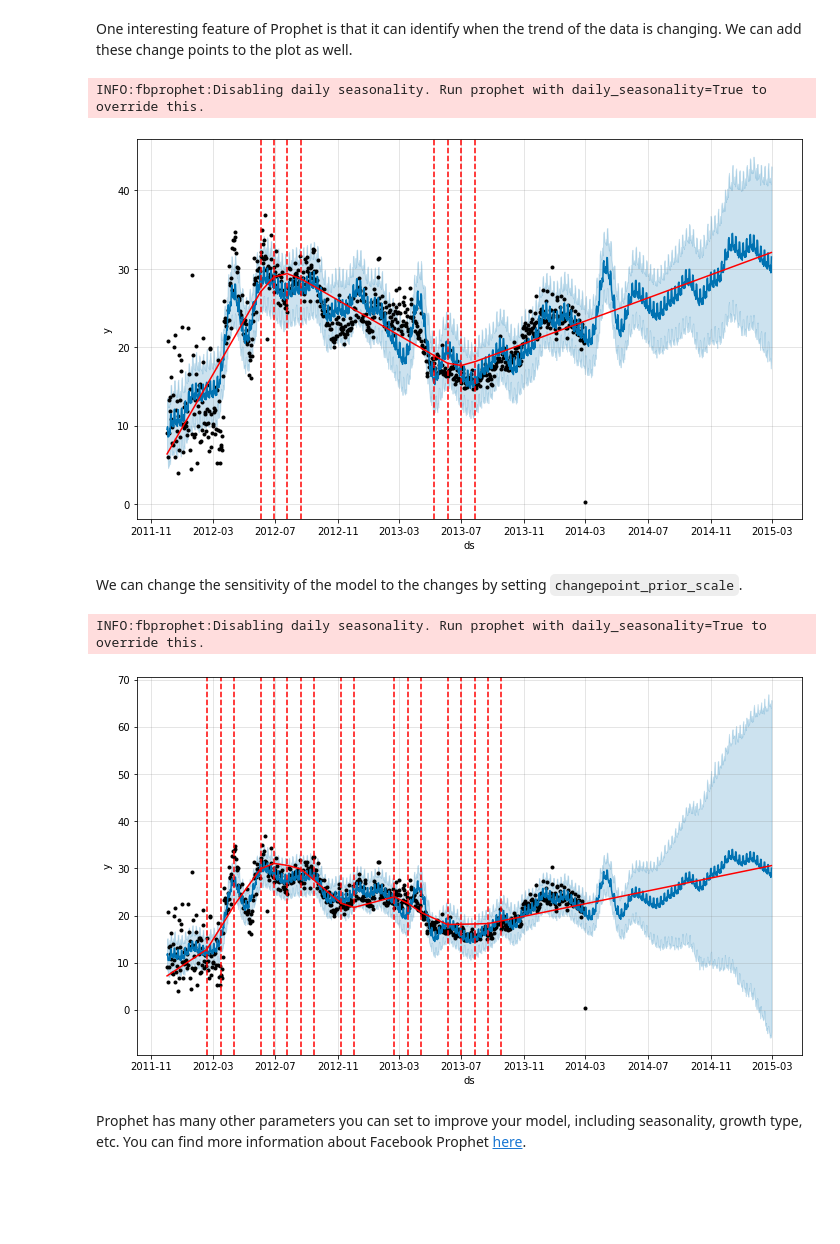
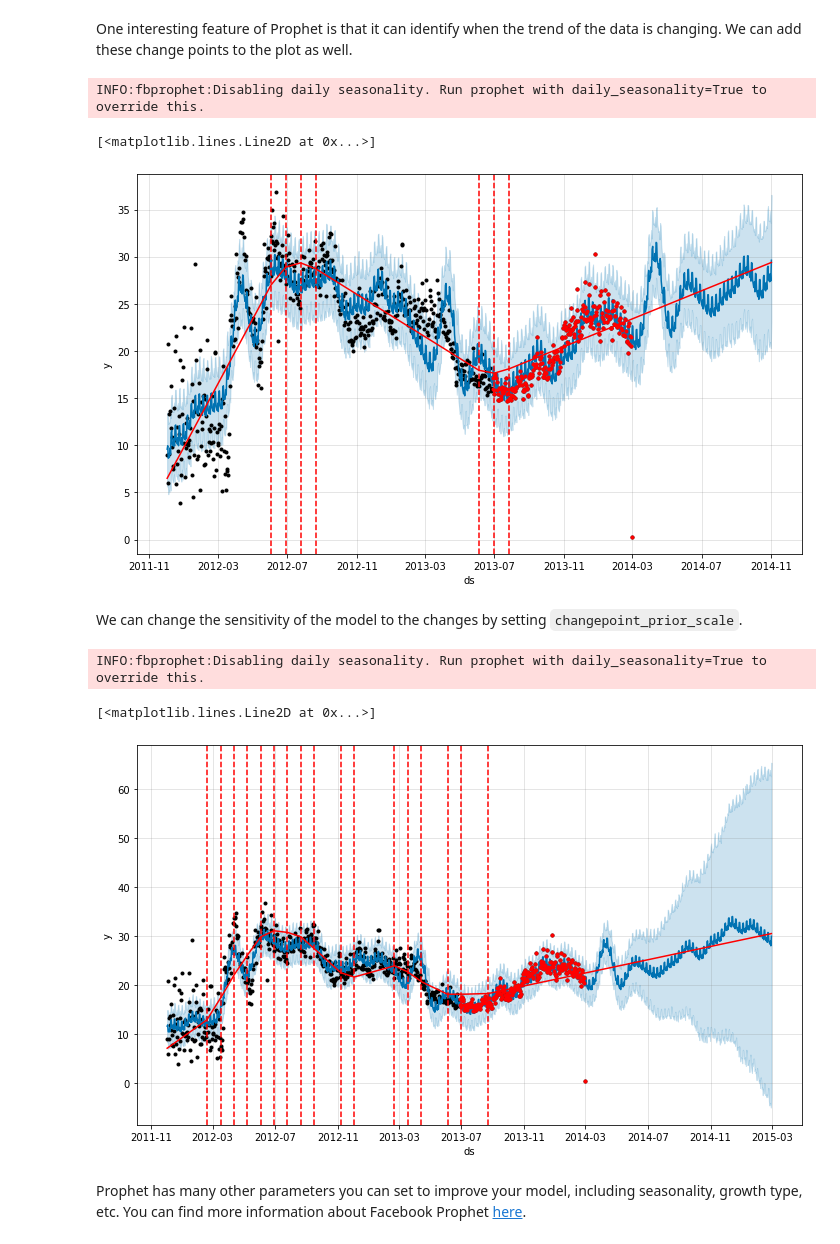
Before and after one commit to 3springs/deep_ml_curriculum, a Jupyter notebook: notebooks/07 Time Series Forcasting/TSF.ipynb, the cells around one changed output. Saved outputs shown, nothing was run; the diff lists cells and outputs as text; code cells hidden in the pictures; blank space fills up the shorter version.

```diff
--- a/notebooks/07 Time Series Forcasting/TSF.ipynb
+++ b/notebooks/07 Time Series Forcasting/TSF.ipynb
@@ -584,10 +336,0 @@ The data set below has the power consumption in a house as well as temperature o
-# %%
-df = pd.read_csv(
-    "../../data/processed/Generated/energy_weather.csv",
-    parse_dates=True,
-    index_col="date",
-)
-df = df[["Power", "T_out"]]
-df.head()
-# %%
-df = df.resample("2H").agg({"Power": np.sum, "T_out": np.mean})
@@ -596,3 +336,0 @@ df.plot(y="Power")
-# %%
-df_train = df.iloc[:-240]
-df_valid = df.iloc[-240:]
@@ -692,2 +345,0 @@ We plan to forcast average daily electricity consumption of a house. So we only
-# %%
-df = block0[["LCLid", "day", "energy_sum"]].groupby(by="day").mean()
@@ -956,15 +597,18 @@ One interesting feature of Prophet is that it can identify when the trend of the
 # %%
 from fbprophet.plot import add_changepoints_to_plot
 
 model = Prophet()
 model.fit(df)
-future = model.make_future_dataframe(periods=365)
+future = model.make_future_dataframe(periods=len(df_valid))
 forecast = model.predict(future)
 fig = model.plot(forecast)
-a = add_changepoints_to_plot(fig.gca(), model, forecast)
+ax = fig.gca()
+a = add_changepoints_to_plot(ax, model, forecast)
+ax.plot(df_valid.index, df_valid['target'], 'k.', c='r', label='validation')
 # %% [output]
 INFO:fbprophet:Disabling daily seasonality. Run prophet with daily_seasonality=True to override this.
+[<matplotlib.lines.Line2D at 0x...>]
-[figure, old version]
+[figure, new version]
 # %% [markdown]
 We can change the sensitivity of the model to the changes by setting `changepoint_prior_scale`.
 # %%
@@ -974,9 +618,11 @@ future = model.make_future_dataframe(periods=365)
 forecast = model.predict(future)
 fig = model.plot(forecast)
 a = add_changepoints_to_plot(fig.gca(), model, forecast)
+fig.gca().plot(df_valid.index, df_valid['target'], 'k.', c='r', label='validation')
 # %% [output]
 INFO:fbprophet:Disabling daily seasonality. Run prophet with daily_seasonality=True to override this.
+[<matplotlib.lines.Line2D at 0x...>]
-[figure, old version]
+[figure, new version]
 # %% [markdown]
 Prophet has many other parameters you can set to improve your model, including seasonality, growth type, etc. You can find more information about Facebook Prophet [here](https://facebook.github.io/prophet/docs/diagnostics.html).
 # %% [markdown]
```
Also changed, not shown: parts of 116 cells of this notebook, 2 other files.
